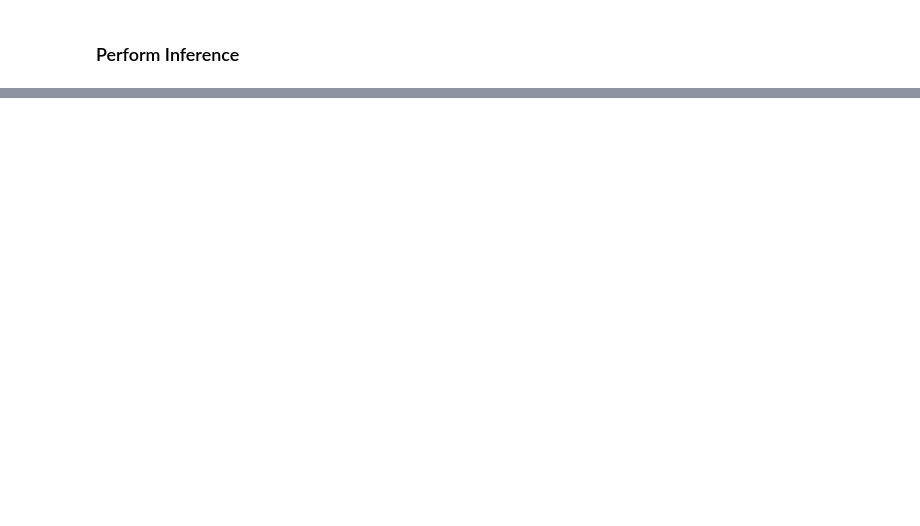
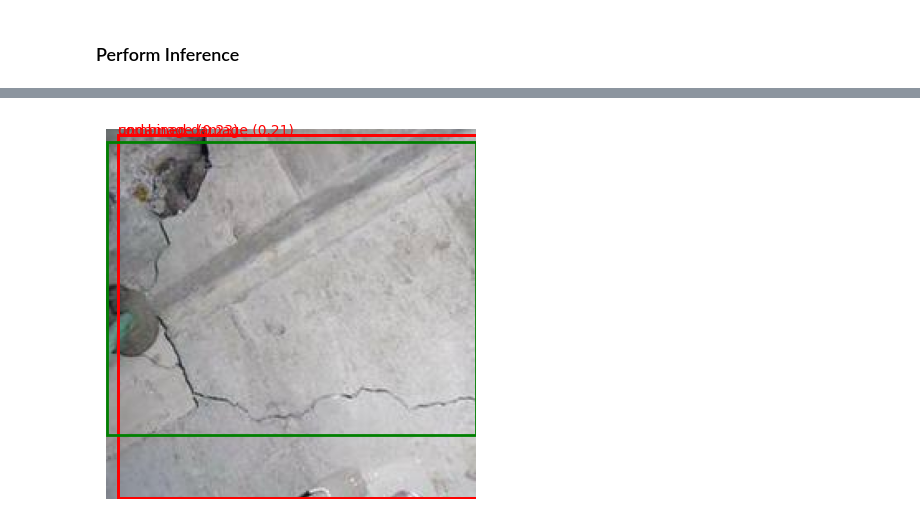
Before and after one commit to elliemci/vision-transformer-models, a Jupyter notebook: object_detection/damage_detection.ipynb, the cells around one changed output, grey strips where cells are left out. Saved outputs shown, nothing was run; the diff lists cells and outputs as text; code cells hidden in the pictures; blank space fills up the shorter version.

```diff
--- a/object_detection/damage_detection.ipynb
+++ b/object_detection/damage_detection.ipynb
@@ -324,3 +295,20 @@ training_args = TrainingArguments(
+# %%
+from transformers import TrainingArguments
+
+training_args = TrainingArguments(
+    output_dir = "building_damages", # training outputs being saved
+    per_device_train_batch_size = 2, # batch size per GPU, bigger batch size increases the size of the sampling grid crated during forward pass and leads to CUDA out of memory error
+    num_train_epochs = 10,
+    fp16 = True, # mixed precision training can speed up training and reduce memory
+    save_steps = 10000, # number of batches after which to save a model checkpoint
+    logging_steps = 10000, # number of batches after which training metrics are logged
+    learning_rate = 1e-5,
+    weight_decay = 1e-4, # form of regularization
+    save_total_limit = 2, # max number of checkpoints to keep, i.e. the2 most recent
+    remove_unused_columns = False,
+    push_to_hub = True,
+    save_safetensors=False
+)
 # %% [markdown]
 ### Set training parameters
 # %%
@@ -402,5 +454,5 @@ for detection in detections:
 # %%
-def visualize_detections(image, detections, id2label):
+def visualize_detections(image, detections, box_t, id2label):
     """
     Visualizes object detection results on the input image.
     """
@@ -416,4 +468,21 @@ def visualize_detections(image, detections, id2label):
         label = detection['label']
         confidence = detection['confidence']
         box = detection['box']
-        x_min, y_min, x_max, y
+        x_min, y_min, x_max, y_max = box
+        rect = Rectangle((x_min, y_min), x_max - x_min, y_max - y_min,
+                         linewidth=2, edgecolor='r', facecolor='none')
+        ax.add_patch(rect)
+        ax.text(x_min, y_min, f'{label} ({confidence:.2f})', color='r', fontsize=10)
+
+    # Draw ground truth bounding boxes in green
+    for box in box_t:
+        x_min, y_min, width, height = box
+        rect = Rectangle((x_min, y_min), width, height,
+                         linewidth=2, edgecolor='g', facecolor='none')
+        ax.add_patch(rect)
+
+    plt.show()
+# %%
+visualize_detections(image, detections, [box_t], id2label)
+# %% [output]
+[figure, added]
```
Also changed, not shown: parts of 18 cells of this notebook.
